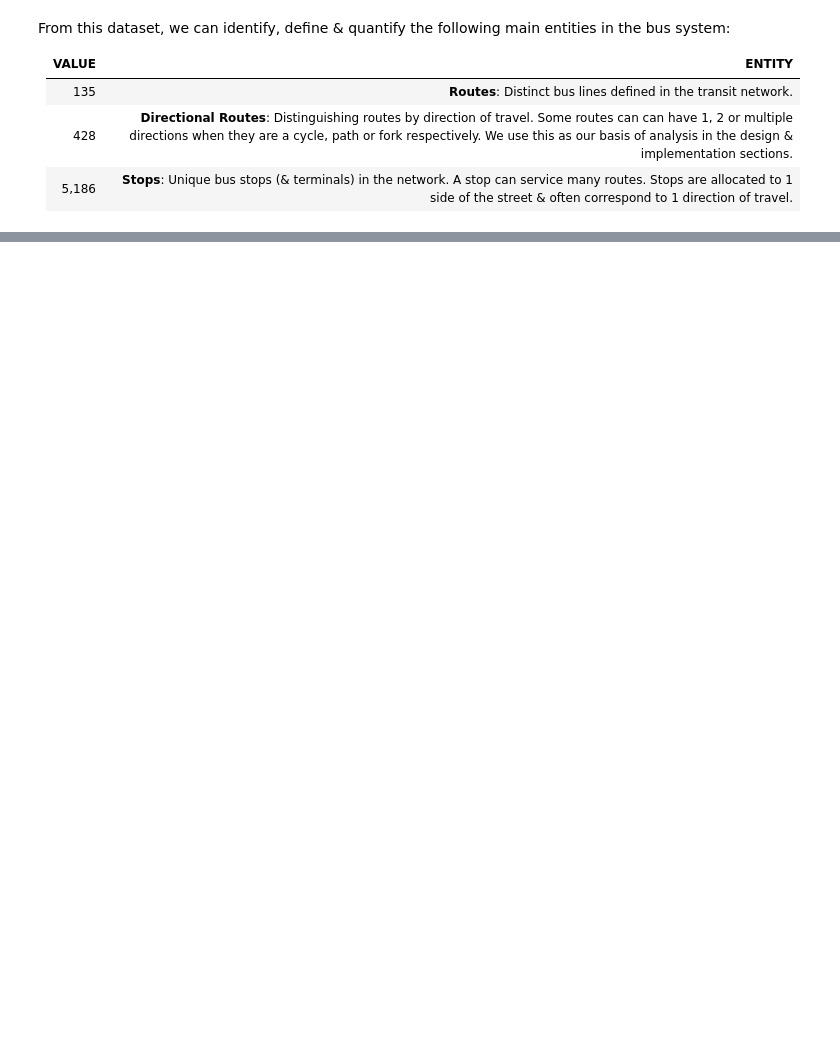
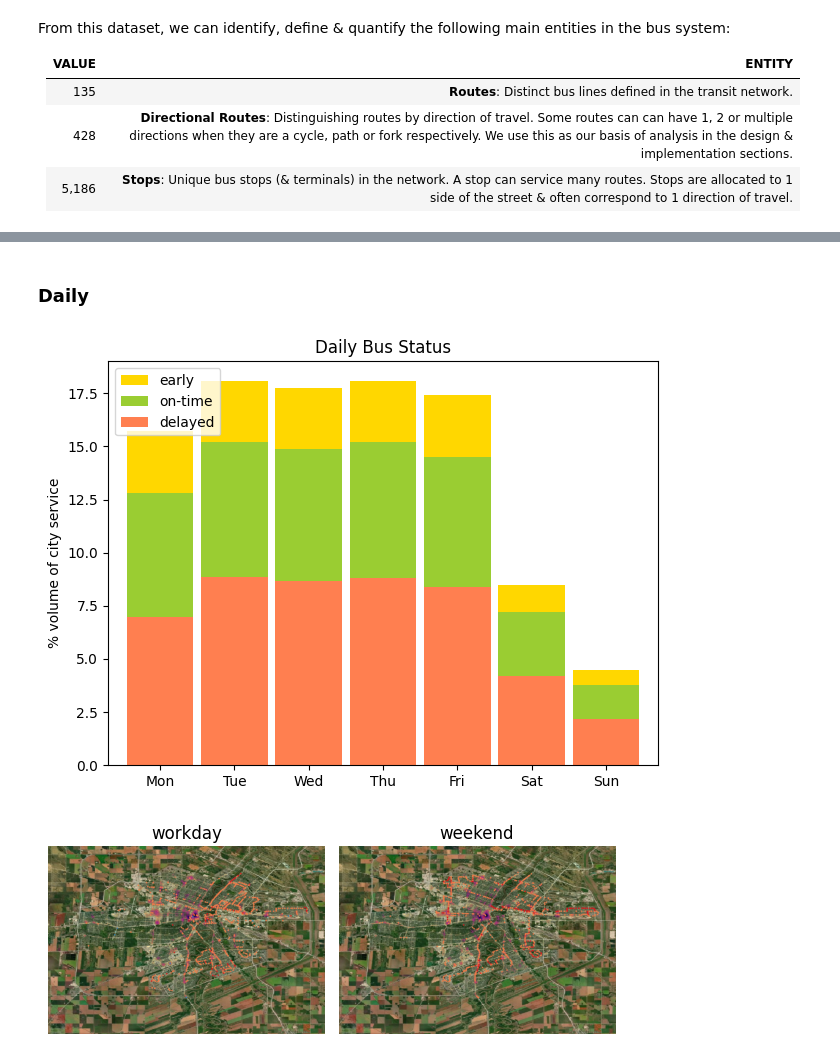
Before and after one commit to eangius/Transit, a Jupyter notebook: notebooks/part1_insights.ipynb, the cells around one changed output, grey strips where cells are left out. Saved outputs shown, nothing was run; the diff lists cells and outputs as text; code cells hidden in the pictures; blank space fills up the shorter version.

```diff
--- a/notebooks/part1_insights.ipynb
+++ b/notebooks/part1_insights.ipynb
@@ -148,0 +164,8 @@ plot_hot_zone_image_row("weekly", items=["workday", "weekend"])
+# %% [markdown]
+### Daily
+# %%
+plot_histogram(df, freq_lbl='daily')
+plot_heatmap_img(lbl="weekly", items=["workday", "weekend"])
+# %% [output]
+[figure, added]
+[figure, added]
```
Also changed, not shown: parts of 21 cells of this notebook, 3 other files.
